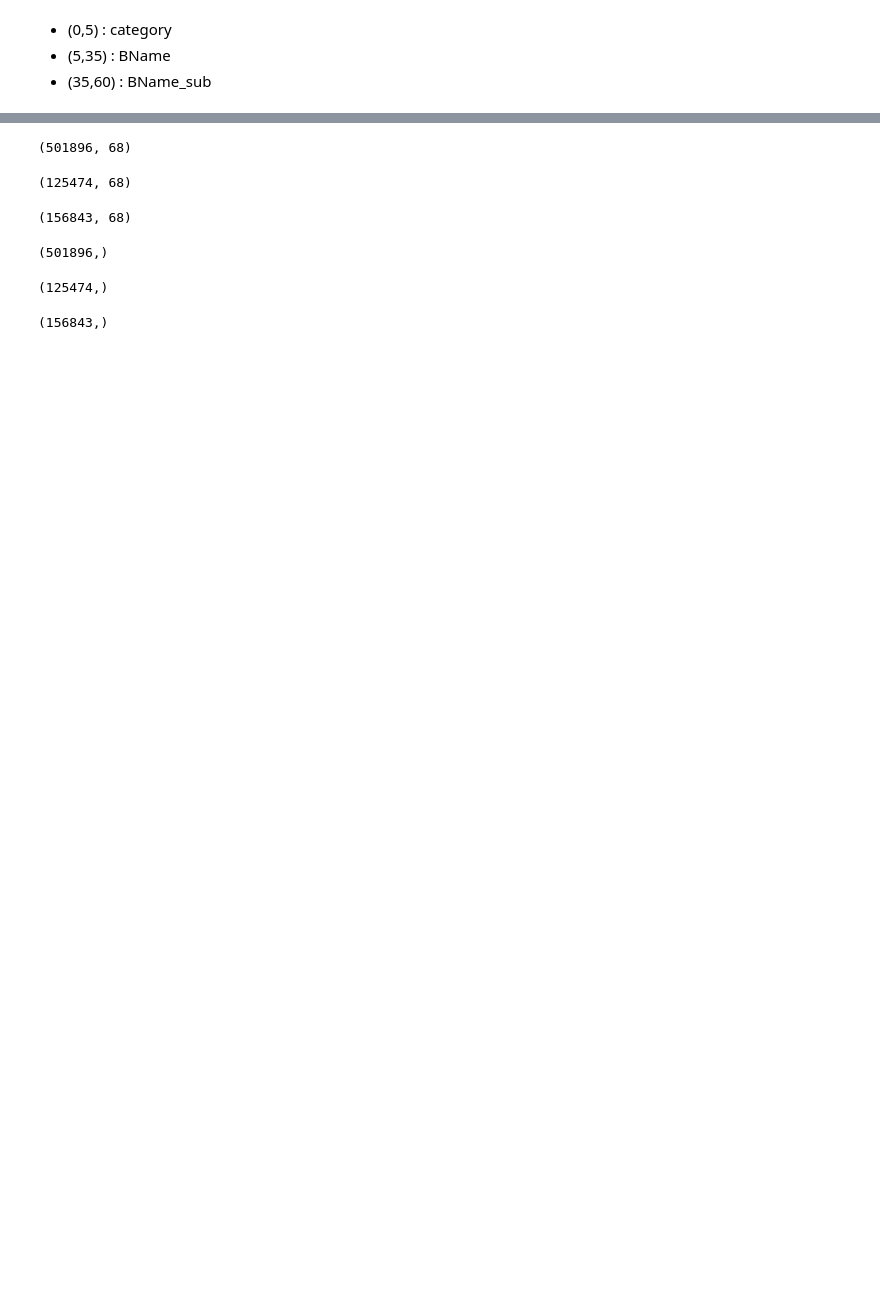
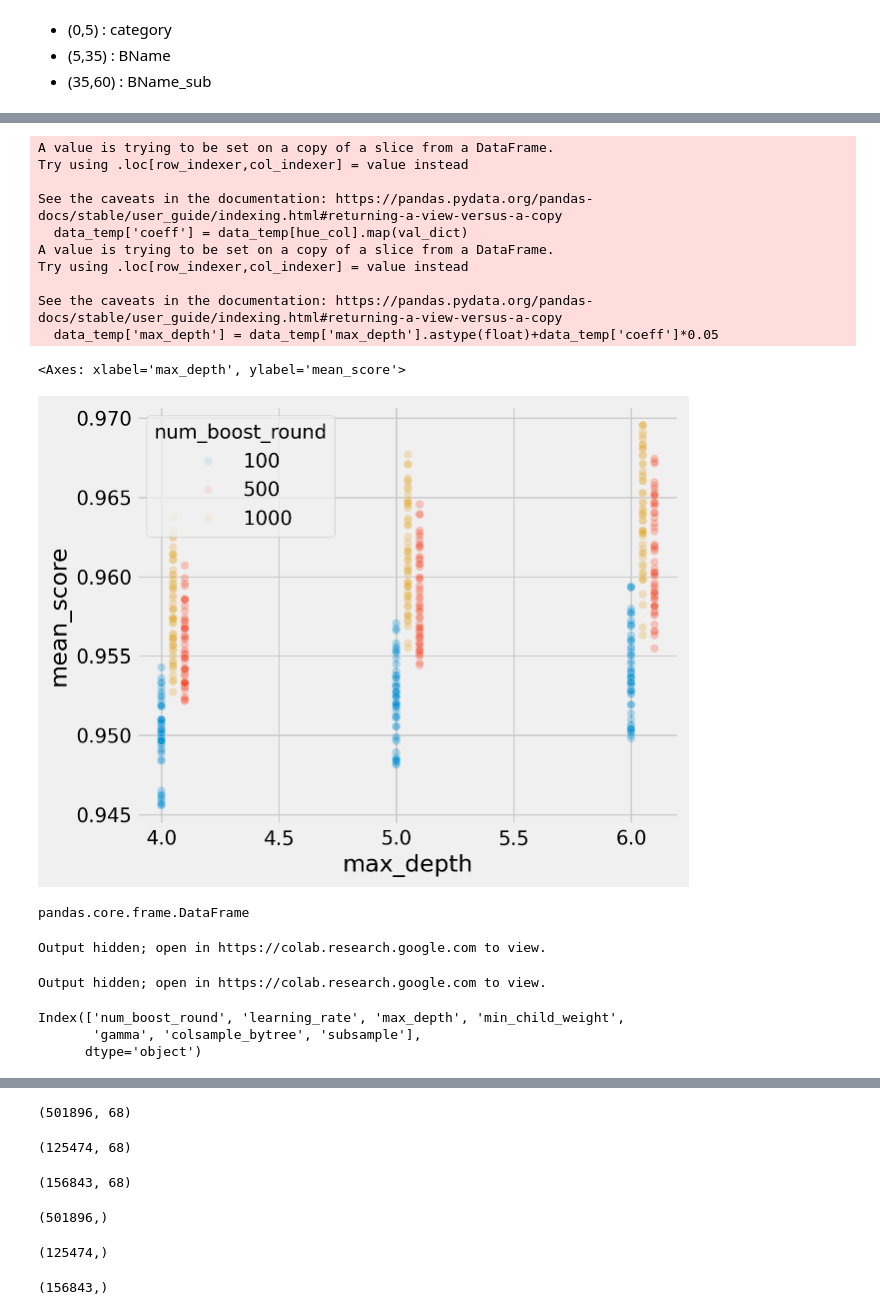
Before and after one commit to kdt-3-second-Project/aladin_usedbook, a Jupyter notebook: research/240721_GridSearch_for_XGB.ipynb, the cells around one changed output, grey strips where cells are left out. Saved outputs shown, nothing was run; the diff lists cells and outputs as text; code cells hidden in the pictures; blank space fills up the shorter version.

```diff
--- a/research/240721_GridSearch_for_XGB.ipynb
+++ b/research/240721_GridSearch_for_XGB.ipynb
@@ -222,0 +354,13 @@ def plot_reg_score(dict_data,dict_rslt,dict_score):
+# %%
+crop,crop_idx = False,[]#[-1,-2]
+#crop,crop_idx = True,[-2]
+#crop,crop_idx = True,[-1]
+#crop,crop_idx = True,[-1,-2]
+if crop :
+    crop_idx2 = list(map(lambda x : X_train.shape[1]+x if x < 0 else x, crop_idx))
+    crop_idx2 = sorted(crop_idx2,reverse=True)
+    print(crop_idx2)
+    for i in crop_idx2:
+        X_train = np.hstack([X_train[:,:i],X_train[:,i+1:]])
+        X_val = np.hstack([X_val[:,:i],X_val[:,i+1:]])
+        X_test = np.hstack([X_test[:,:i],X_test[:,i+1:]])
@@ -222,0 +1201,26 @@ def plot_reg_score(dict_data,dict_rslt,dict_score):
+# %%
+fig,ax = plt.subplots()
+hue_col = 'num_boost_round'
+data_temp = data[['max_depth',hue_col,'mean_score']]
+vals = data[hue_col].unique()
+val_dict = { v : i for i,v in enumerate(np.sort(vals))}
+data_temp['coeff'] = data_temp[hue_col].map(val_dict)
+data_temp['max_depth'] = data_temp['max_depth'].astype(float)+data_temp['coeff']*0.05
+sns.scatterplot(data=data_temp,x='max_depth',y='mean_score',hue='num_boost_round',ax=ax,alpha=0.1,legend='auto')
+# %% [output]
+A value is trying to be set on a copy of a slice from a DataFrame.
+Try using .loc[row_indexer,col_indexer] = value instead
+
+See the caveats in the documentation: https://pandas.pydata.org/pandas-docs/stable/user_guide/indexing.html#returning-a-view-versus-a-copy
+  data_temp['coeff'] = data_temp[hue_col].map(val_dict)
+A value is trying to be set on a copy of a slice from a DataFrame.
+Try using .loc[row_indexer,col_indexer] = value instead
+
+See the caveats in the documentation: https://pandas.pydata.org/pandas-docs/stable/user_guide/indexing.html#returning-a-view-versus-a-copy
+  data_temp['max_depth'] = data_temp['max_depth'].astype(float)+data_temp['coeff']*0.05
+<Axes: xlabel='max_depth', ylabel='mean_score'>
+[figure, added]
+# %%
+type(data)
+# %% [output]
+pandas.core.frame.DataFrame
@@ -222,0 +1235,28 @@ def plot_reg_score(dict_data,dict_rslt,dict_score):
+# %%
+from itertools import product
+
+params=df_param.columns
+n=len(params)
+fig,axes = plt.subplots(3,n,figsize=(15,15))
+for (key_fix,key2),ax in tqdm(zip(product(params[:3],params),axes.flatten())):
+  if key_fix == key2 : continue
+  data_temp = make_hue_df(data,key2,key_fix,0.15)
+  sns.scatterplot(data=data_temp,x=key2,y='mean_score',hue=key_fix,ax=ax,alpha=0.2)
+#axes.legend()
+sns.set(font_scale=0.8)
+# %% [output]
+Output hidden; open in https://colab.research.google.com to view.
+# %%
+from itertools import product
+
+params=df_param.columns
+n=len(params)
+fig,axes = plt.subplots(n-3,n,figsize=(15,15))
+for (key_fix,key2),ax in tqdm(zip(product(params[3:],params),axes.flatten())):
+  if key_fix == key2 : continue
+  data_temp = make_hue_df(data,key2,key_fix,0.15)
+  sns.scatterplot(data=data_temp,x=key2,y='mean_score',hue=key_fix,ax=ax,alpha=0.2)
+#axes.legend()
+sns.set(font_scale=0.8)
+# %% [output]
+Output hidden; open in https://colab.research.google.com to view.
@@ -222,0 +1267,6 @@ def plot_reg_score(dict_data,dict_rslt,dict_score):
+# %%
+params
+# %% [output]
+Index(['num_boost_round', 'learning_rate', 'max_depth', 'min_child_weight',
+       'gamma', 'colsample_bytree', 'subsample'],
+      dtype='object')
```
Also changed, not shown: parts of 254 cells of this notebook, 1 other file.
